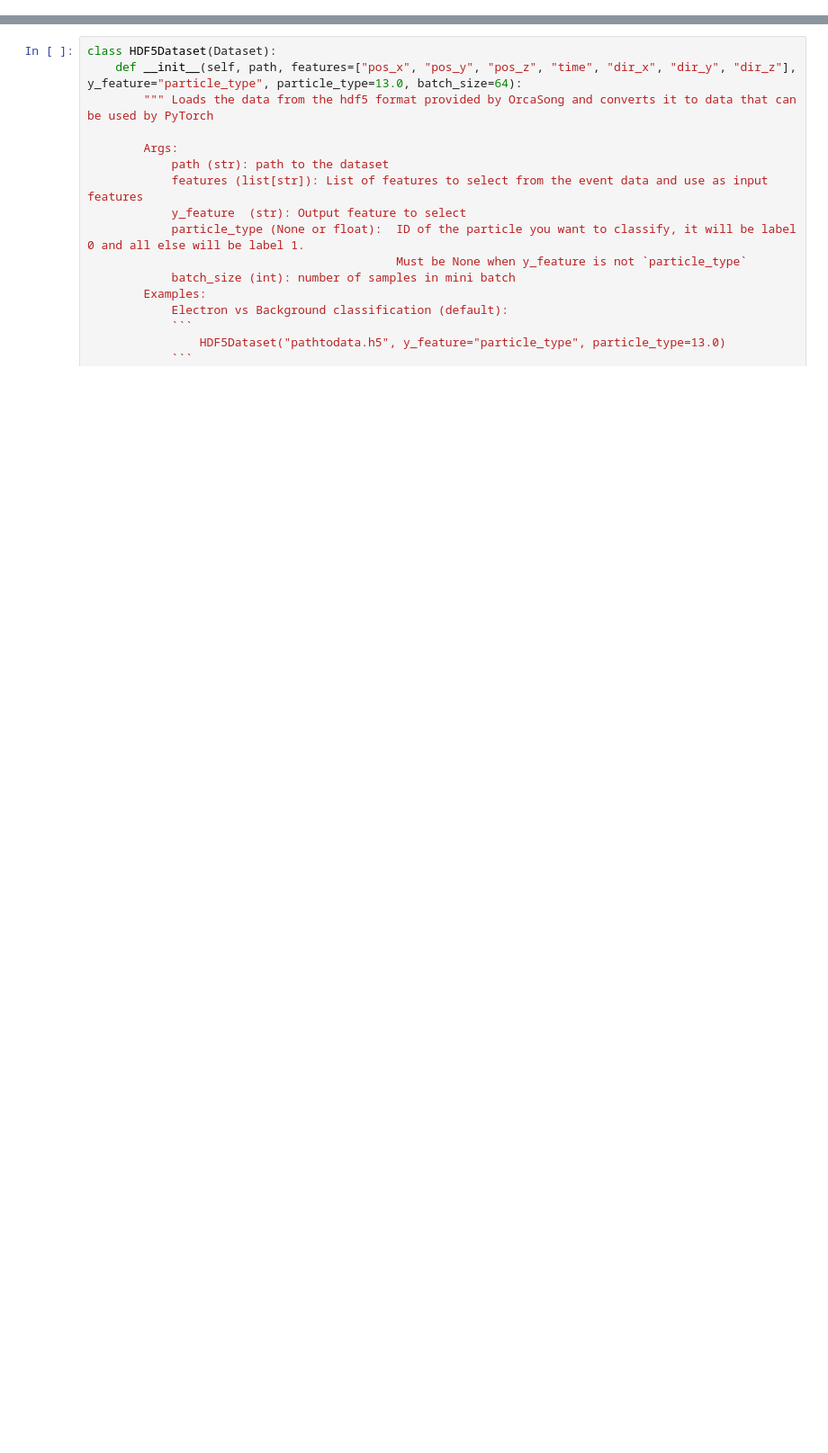
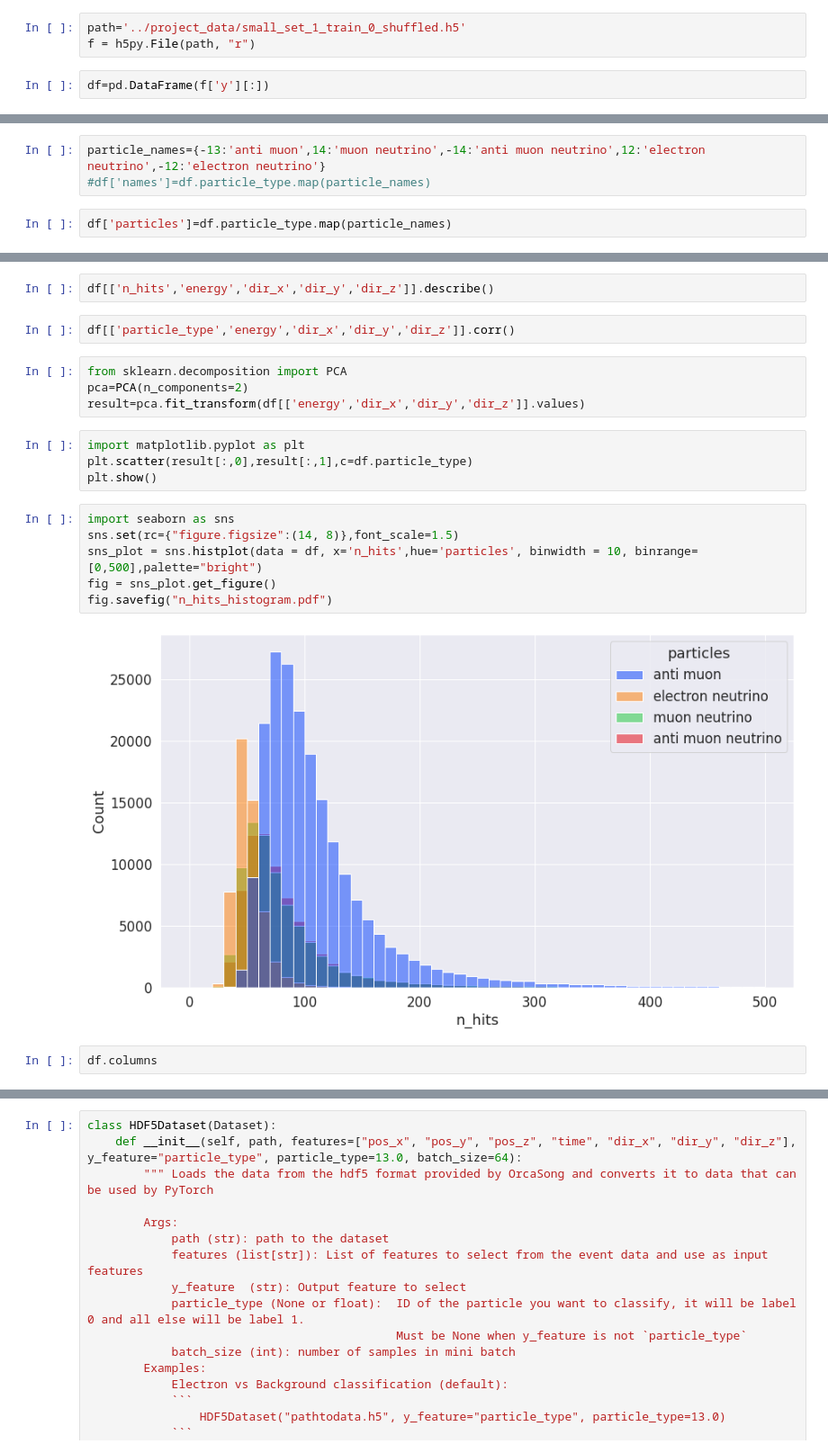
Before and after one commit to LaurensSchinkelshoek/PCQI, a Jupyter notebook: Data_analasys_LJS.ipynb, the cells around one changed output, grey strips where cells are left out. Shown: that part at 90% size. Saved outputs shown, nothing was run; the diff lists cells and outputs as text; blank space fills up the shorter version.

Commit message:
training run: 27, 22

```diff
--- a/Data_analasys_LJS.ipynb
+++ b/Data_analasys_LJS.ipynb
@@ -35,3 +9,8 @@ from torch.utils.data import Dataset, DataLoader
 from torch.nn import BatchNorm1d, Linear, ReLU, Sequential
 from torch_geometric.nn import DynamicEdgeConv, global_mean_pool
 from torch_geometric.data import Batch
+# %%
+path='../project_data/small_set_1_train_0_shuffled.h5'
+f = h5py.File(path, "r")
+# %%
+df=pd.DataFrame(f['y'][:])
@@ -37,0 +29,5 @@ from torch_geometric.data import Batch
+# %%
+particle_names={-13:'anti muon',14:'muon neutrino',-14:'anti muon neutrino',12:'electron neutrino',-12:'electron neutrino'}
+#df['names']=df.particle_type.map(particle_names)
+# %%
+df['particles']=df.particle_type.map(particle_names)
@@ -37,0 +47,22 @@ from torch_geometric.data import Batch
+# %%
+df[['n_hits','energy','dir_x','dir_y','dir_z']].describe()
+# %%
+df[['particle_type','energy','dir_x','dir_y','dir_z']].corr()
+# %%
+from sklearn.decomposition import PCA
+pca=PCA(n_components=2)
+result=pca.fit_transform(df[['energy','dir_x','dir_y','dir_z']].values)
+# %%
+import matplotlib.pyplot as plt
+plt.scatter(result[:,0],result[:,1],c=df.particle_type)
+plt.show()
+# %%
+import seaborn as sns
+sns.set(rc={"figure.figsize":(14, 8)},font_scale=1.5)
+sns_plot = sns.histplot(data = df, x='n_hits',hue='particles', binwidth = 10, binrange=[0,500],palette="bright")
+fig = sns_plot.get_figure()
+fig.savefig("n_hits_histogram.pdf")
+# %% [output]
+[figure, added]
+# %%
+df.columns
```
Also changed, not shown: parts of 16 cells of this notebook, 19 other files.
